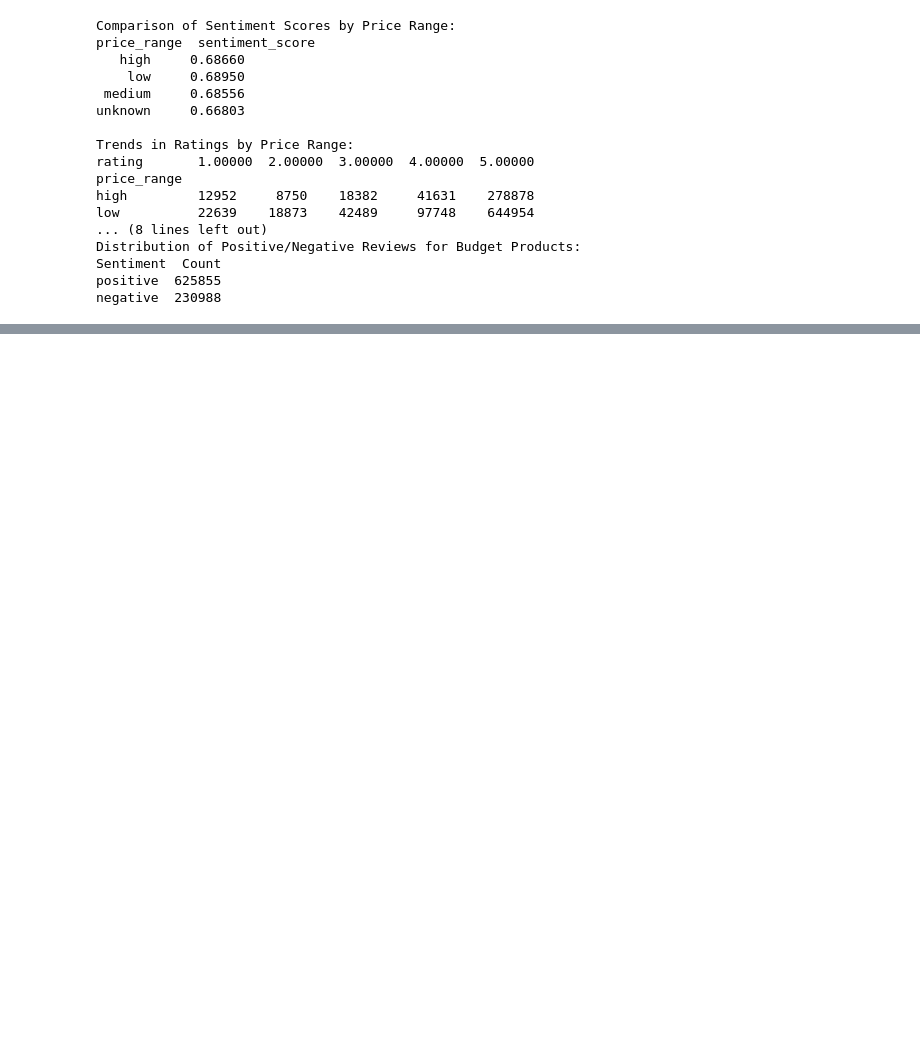
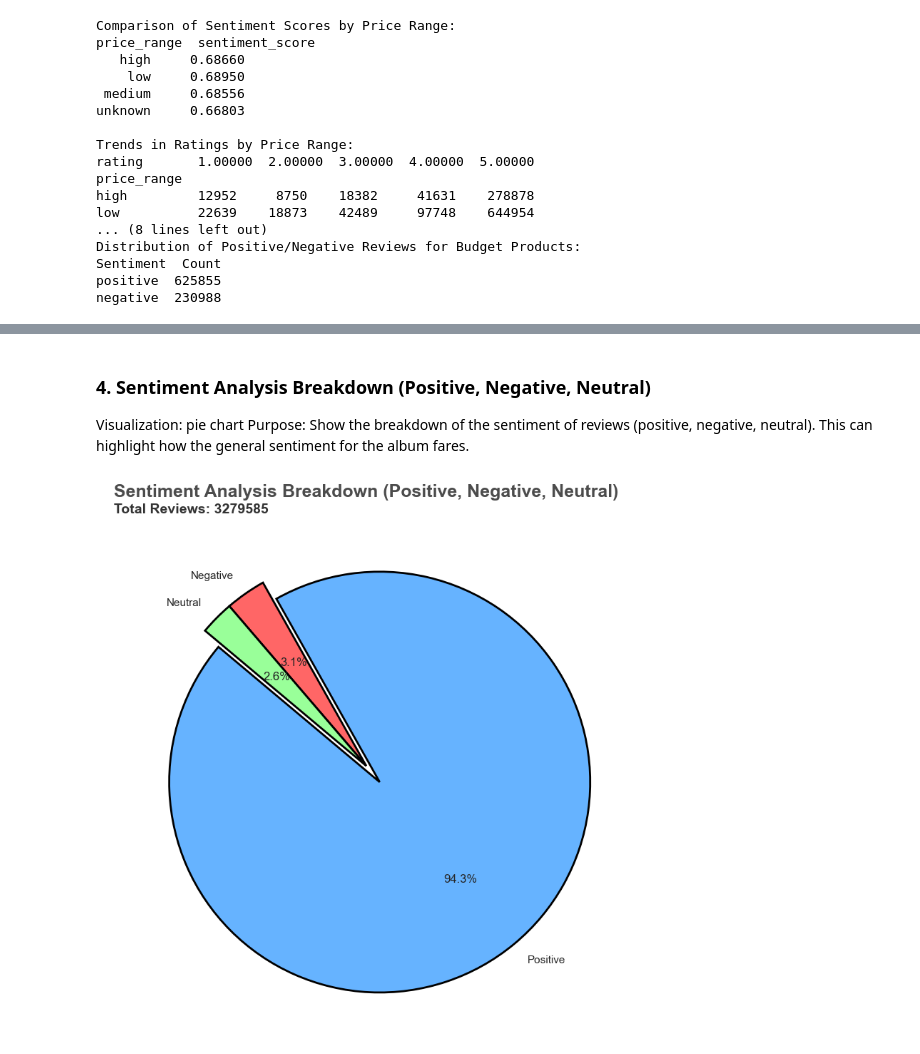
Before and after one commit to mitanshm680/Sentiment-Analysis---Amazon-Product-Reviews, a Jupyter notebook: sentiment.ipynb, the cells around one changed output, grey strips where cells are left out. Saved outputs shown, nothing was run; the diff lists cells and outputs as text; code cells hidden in the pictures; blank space fills up the shorter version.

```diff
--- a/sentiment.ipynb
+++ b/sentiment.ipynb
@@ -996,0 +1260,51 @@ negative  230988
+# %% [markdown]
+### 4. Sentiment Analysis Breakdown (Positive, Negative, Neutral)
+Visualization: pie chart
+Purpose: Show the breakdown of the sentiment of reviews (positive, negative, neutral). This can highlight how the general sentiment for the album fares.
+# %%
+import json
+import matplotlib.pyplot as plt
+
+# Load the data
+data_file = 'cleaned_metadata.jsonl'
+
+# Initialize counters for sentiment breakdown
+positive_count = 0
+negative_count = 0
+neutral_count = 0
+
+# Iterate over the data and aggregate sentiment counts
+with open(data_file, 'r') as f:
+    for line in f:
+        album = json.loads(line)
+
+        # Check if the keys for sentiment counts exist
+        if 'positive_reviews_count' in album and 'negative_reviews_count' in album and 'neutral_reviews_count' in album:
+            positive_count += album['positive_reviews_count']
+            negative_count += album['negative_reviews_count']
+            neutral_count += album['neutral_reviews_count']
+
+# Data for the pie chart
+labels = ['Positive', 'Negative', 'Neutral']
+sizes = [positive_count, negative_count, neutral_count]
+colors = ['#66b3ff', '#ff6666', '#99ff99']  # Colors for the segments
+explode = (0.1, 0, 0)  # Explode the first slice (Positive) slightly
+
+# Plot the pie chart with clean styling
+plt.figure(figsize=(8, 8))
+plt.pie(sizes, explode=explode, labels=labels, colors=colors, autopct='%1.1f%%', startangle=140,
+        wedgeprops={'edgecolor': 'black', 'linewidth': 2, 'linestyle': 'solid', 'antialiased': True})
+
+# Customizing the title with a stylish font
+plt.title('Sentiment Analysis Breakdown (Positive, Negative, Neutral)', fontsize=18, weight='bold', color='#4c4c4c', fontname='Arial')
+
+# Add a more elegant text annotation for emphasis
+plt.text(-1.2, 1.2, f"Total Reviews: {sum(sizes)}", fontsize=14, color='#333333', weight='bold', fontname='Arial')
+
+# Show the plot with tight layout
+plt.tight_layout()
+
+# Display the plot
+plt.show()
+# %% [output]
+[figure, added]
```
Also changed, not shown: parts of 14 cells of this notebook.
